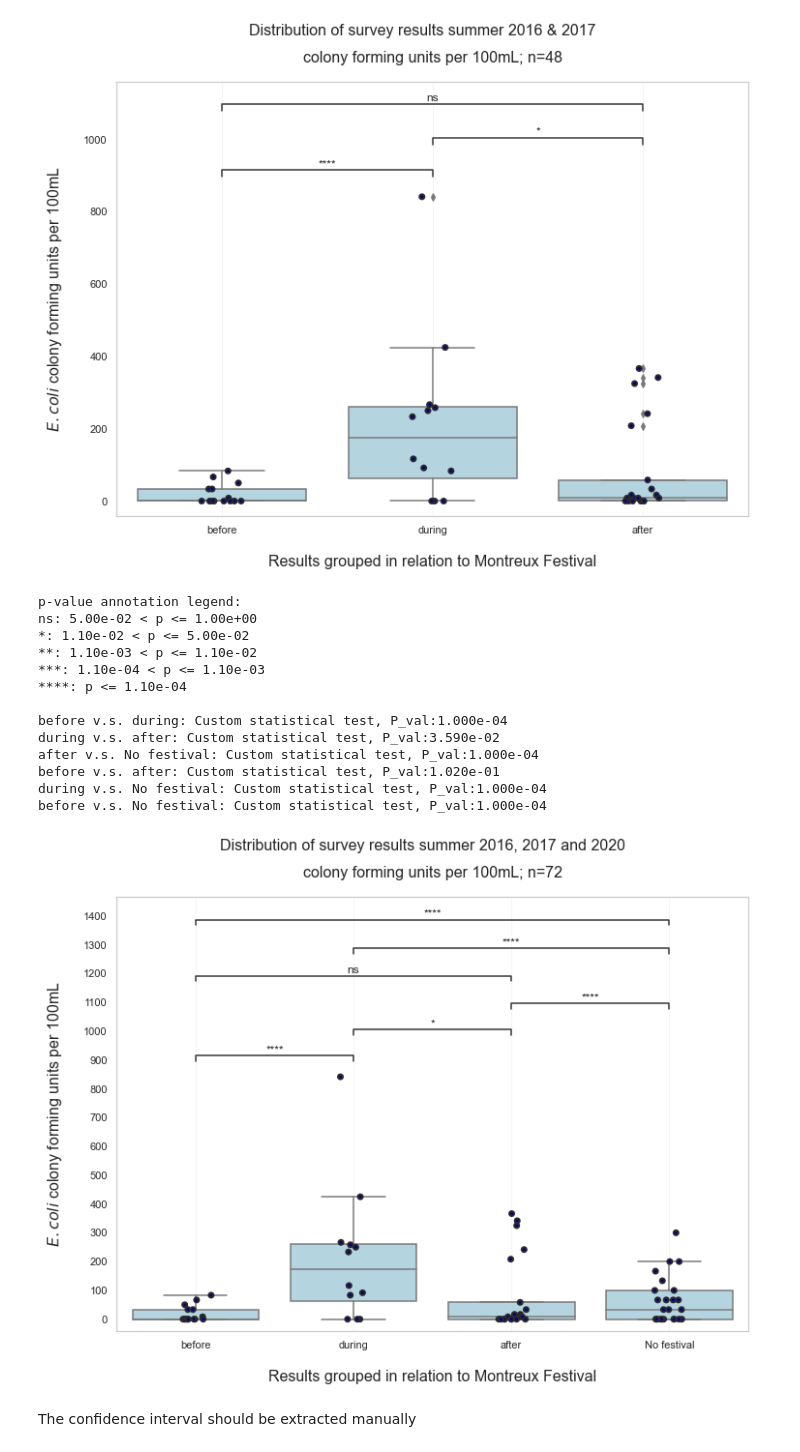
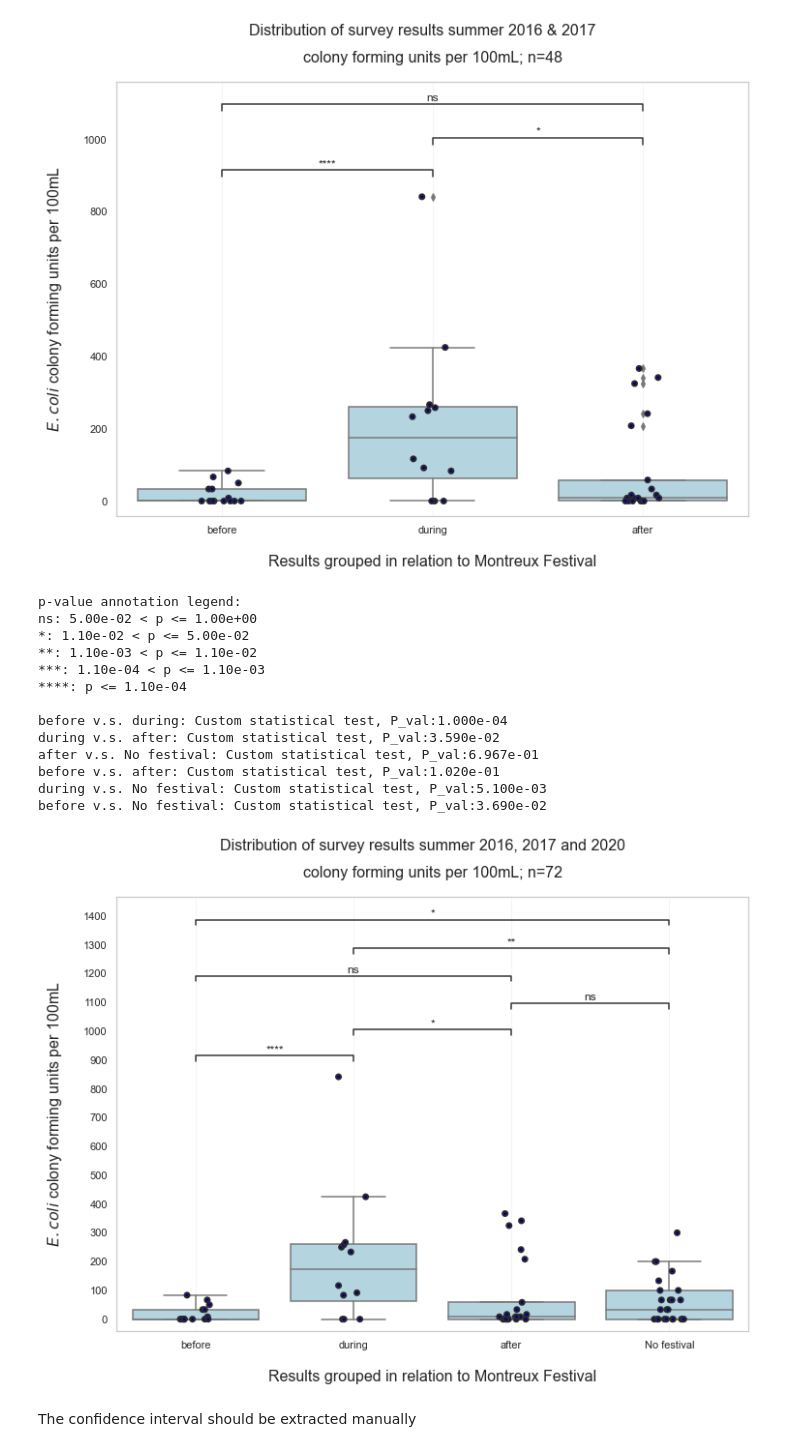
Before and after one commit to Hackuarium/montreux-water-quality, a Jupyter notebook: 2-plots.ipynb, the cells around one changed output. Drawn from its saved outputs; the diff is of its cells as text; code cells hidden in the pictures.

Commit message:
Correction of permutation tests and plots for no Festival

```diff
--- a/2-plots.ipynb
+++ b/2-plots.ipynb
@@ -461,7 +461,7 @@ box_pairs=[("before", "during"), ("before", "after"), ("during", "after"),
            ("before","No festival"), ("during","No festival"), ("after","No festival")]
 
 test_short_name = 'Permutation Test'
-pvalues = [0.0001,0.1020,0.0359, 0.0001, 0.0001,0.0001 ]
+pvalues = [0.0001,0.1020,0.0359, 0.03690, 0.0051, 0.6967 ]
 
 sns.set(rc={'figure.figsize':(11.7,8.27)})
 sns.set_style("whitegrid", {'axes.grid' : False})
@@ -471,37 +471,37 @@ ax = sns.boxplot(x=x, y=y, data=data, order=order, color='lightblue', showfliers
 sns.stripplot(ax=ax, x=x, y=y, data=data, alpha=1, linewidth=2, order=order, color='darkblue')
 
 ax.xaxis.grid(which="major", color='b', linewidth=0.7, alpha=0.1)
 ax.set_xlabel("Results grouped in relation to Montreux Festival", size=16, labelpad=20)
 ax.set_ylabel("$\itE. coli$ colony forming units per 100mL", size=16, labelpad=20)
 plt.suptitle("Distribution of survey results summer 2016, 2017 and 2020" , fontsize=16, family='sans')
 plt.title(f"colony forming units per 100mL; n={len(barplot)}", fontsize=16, family='sans', y=1.03)
 ax.yaxis.set_major_locator(ticker.MultipleLocator(100))
 
 
 test_results = add_stat_annotation(ax, data=data, x=x, y=y, order=order, fontsize='medium',
                                    box_pairs=box_pairs,
                                    perform_stat_test=False, pvalues=pvalues, test_short_name=test_short_name,
                                    show_test_name=False,text_format='star',
                                    pvalue_thresholds=[[1.1e-4, "****"], [1.1e-3, "***"], [1.1e-2, "**"], [0.05, "*"], [1, "ns"]],verbose=2)
 test_results
 
 plt.savefig(f"plots/permutation_test_distribution.svg")
 plt.savefig(f"plots/permutation_test_distribution.png")
 # %% [output]
 p-value annotation legend:
 ns: 5.00e-02 < p <= 1.00e+00
 *: 1.10e-02 < p <= 5.00e-02
 **: 1.10e-03 < p <= 1.10e-02
 ***: 1.10e-04 < p <= 1.10e-03
 ****: p <= 1.10e-04
 
 before v.s. during: Custom statistical test, P_val:1.000e-04
 during v.s. after: Custom statistical test, P_val:3.590e-02
-after v.s. No festival: Custom statistical test, P_val:1.000e-04
+after v.s. No festival: Custom statistical test, P_val:6.967e-01
 before v.s. after: Custom statistical test, P_val:1.020e-01
-during v.s. No festival: Custom statistical test, P_val:1.000e-04
-before v.s. No festival: Custom statistical test, P_val:1.000e-04
+during v.s. No festival: Custom statistical test, P_val:5.100e-03
+before v.s. No festival: Custom statistical test, P_val:3.690e-02
-[figure, old version]
+[figure, new version]
 # %% [markdown]
 The confidence interval should be extracted manually
 # %%
```
Also changed, not shown: 3 other files.
